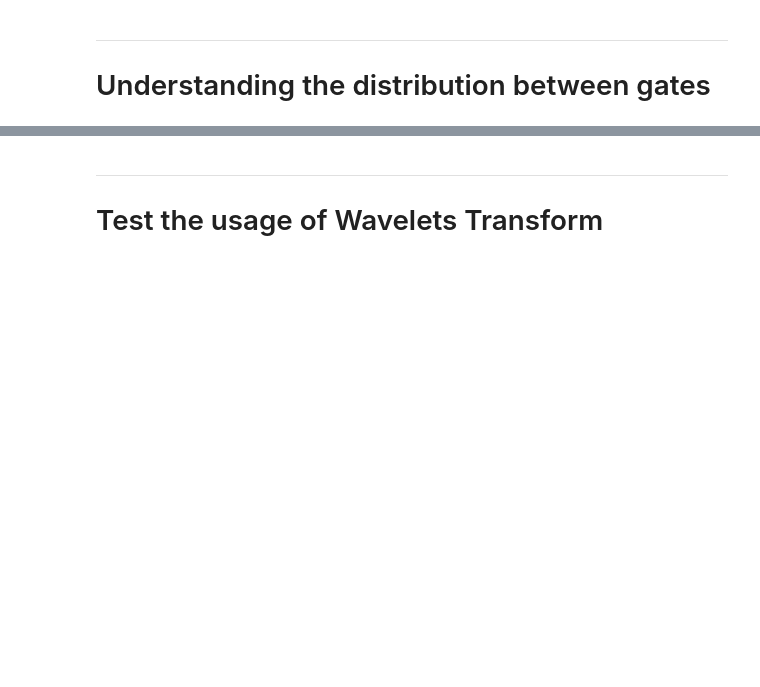
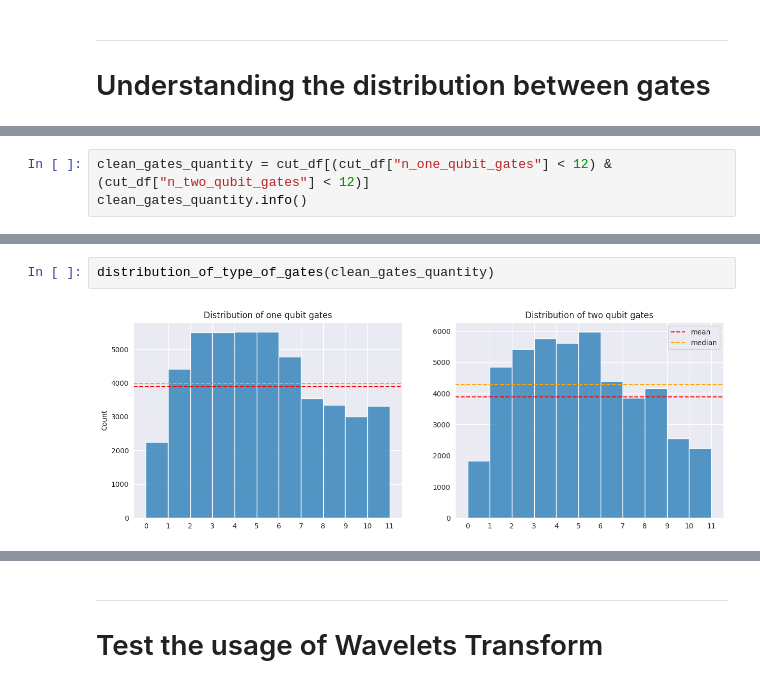
Before and after one commit to Dpbm/qcop, a Jupyter notebook: notebooks/data-analysis.ipynb, the cells around one changed output, grey strips where cells are left out. Drawn from its saved outputs; the diff is of its cells as text; blank space fills up the shorter version.

```diff
--- a/notebooks/data-analysis.ipynb
+++ b/notebooks/data-analysis.ipynb
@@ -279,0 +295,3 @@ gates_part = cut_df[["index", "n_two_qubit_gates", "n_one_qubit_gates", "amount_
+# %%
+clean_gates_quantity = cut_df[(cut_df["n_one_qubit_gates"] < 12) & (cut_df["n_two_qubit_gates"] < 12)]
+clean_gates_quantity.info()
@@ -279,0 +328,4 @@ gates_part = cut_df[["index", "n_two_qubit_gates", "n_one_qubit_gates", "amount_
+# %%
+distribution_of_type_of_gates(clean_gates_quantity)
+# %% [output]
+[figure, added]
```
Also changed, not shown: parts of 16 cells of this notebook, 1 other file.
